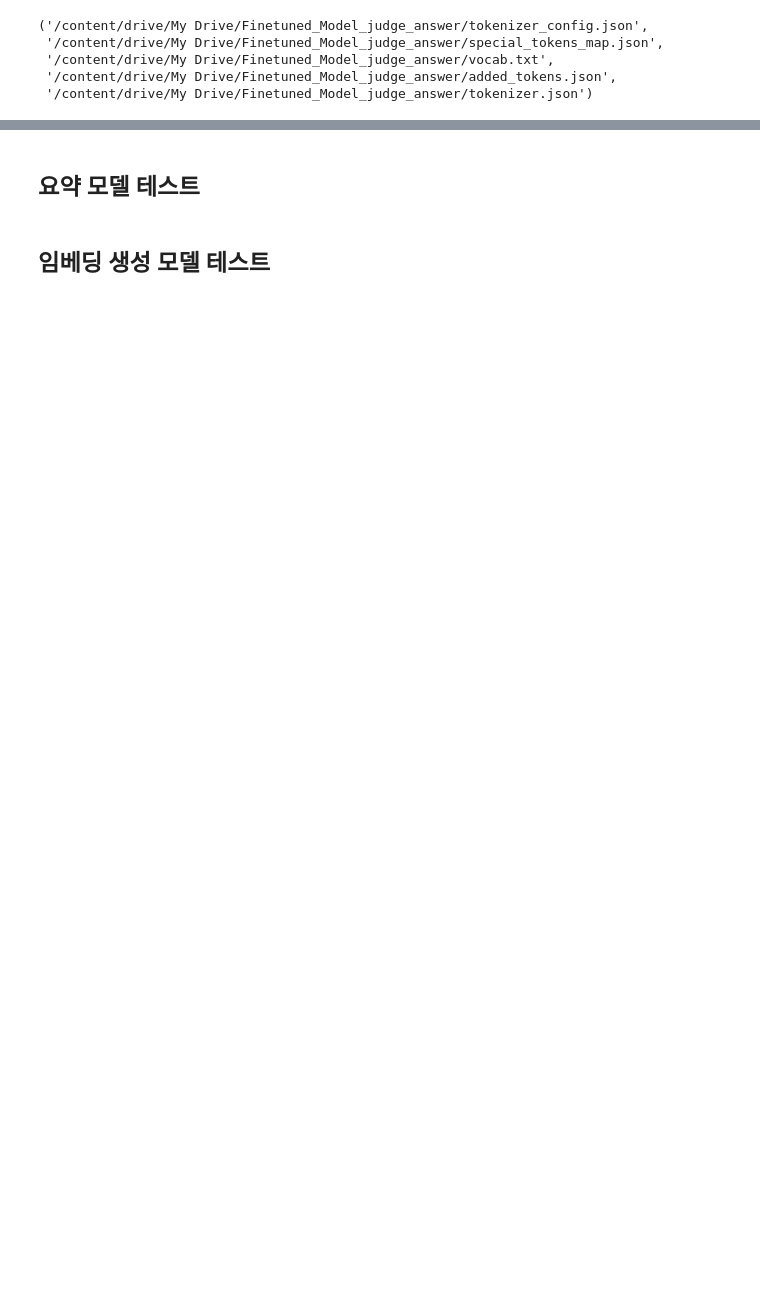
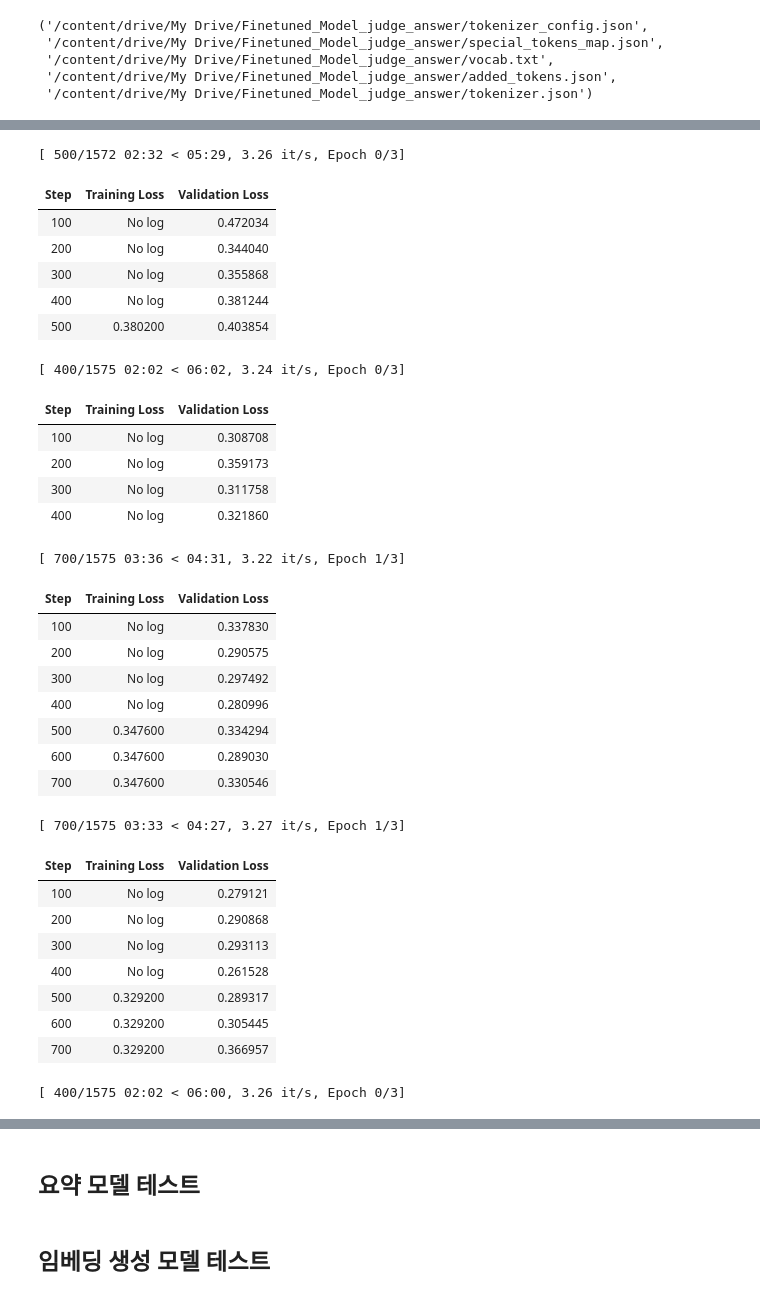
Before and after one commit to Kimhansav/everynocode_search_engine, a Jupyter notebook: latest/BP_train_models.ipynb, the cells around one changed output, grey strips where cells are left out. Saved outputs shown, nothing was run; the diff lists cells and outputs as text; code cells hidden in the pictures; blank space fills up the shorter version.

```diff
--- a/latest/BP_train_models.ipynb
+++ b/latest/BP_train_models.ipynb
@@ -762,0 +960,8 @@ TrainOutput(global_step=800, training_loss=0.36194979667663574, metrics={'train_
+# %%
+#모델 성능 테스트
+trainer = Trainer(
+    model = pretrained_model,
+    compute_metrics = compute_metrics,
+)
+
+trainer.predict(answer_test_dataset)
@@ -854,0 +1009,71 @@ BertForSequenceClassification(
+# %%
+#분류 문제이며 레이블 간 데이터 수 비율을 고려하기 위해 StratifiedKFold 사용
+n_splits = 5
+
+# StratifiedKFold 설정
+skf = StratifiedKFold(n_splits=n_splits, shuffle=True)
+for fold, (train_idx, val_idx) in enumerate(skf.split(answer_train_dataset, answer_train_dataset['label'])):
+
+    # 훈련 세트와 검증 세트 분리
+    answer_train_dataset_fold = answer_train_dataset.select(train_idx)
+    answer_val_dataset_fold = answer_train_dataset.select(val_idx)
+    # 훈련 설정
+    training_args = TrainingArguments(
+        output_dir="./results",
+        evaluation_strategy = "steps",
+        eval_steps = 100,
+        save_strategy = "steps",
+        save_steps = 100,
+        learning_rate = 5e-5,
+        num_train_epochs = 3, #고려사항
+        per_device_train_batch_size = 8,
+        per_device_eval_batch_size = 8,
+        weight_decay = 0.01, #고려사항
+        logging_dir = "./logs",
+        load_best_model_at_end = True
+
+    )
+
+    # 트레이너 초기화 및 훈련
+    trainer = Trainer(
+        model = pretrained_model,
+        args = training_args,
+        train_dataset = answer_train_dataset_fold,
+        eval_dataset = answer_val_dataset_fold,
+        callbacks = [EarlyStoppingCallback(patience = 3)]
+    )
+
+    trainer.train()
+# %% [output]
+[ 500/1572 02:32 < 05:29, 3.26 it/s, Epoch 0/3]
+| Step | Training Loss | Validation Loss |
+| 100 | No log | 0.472034 |
+| 200 | No log | 0.344040 |
+| 300 | No log | 0.355868 |
+| 400 | No log | 0.381244 |
+| 500 | 0.380200 | 0.403854 |
+[ 400/1575 02:02 < 06:02, 3.24 it/s, Epoch 0/3]
+| Step | Training Loss | Validation Loss |
+| 100 | No log | 0.308708 |
+| 200 | No log | 0.359173 |
+| 300 | No log | 0.311758 |
+| 400 | No log | 0.321860 |
+[ 700/1575 03:36 < 04:31, 3.22 it/s, Epoch 1/3]
+| Step | Training Loss | Validation Loss |
+| 100 | No log | 0.337830 |
+| 200 | No log | 0.290575 |
+| 300 | No log | 0.297492 |
+| 400 | No log | 0.280996 |
+| 500 | 0.347600 | 0.334294 |
+| 600 | 0.347600 | 0.289030 |
+| 700 | 0.347600 | 0.330546 |
+[ 700/1575 03:33 < 04:27, 3.27 it/s, Epoch 1/3]
+| Step | Training Loss | Validation Loss |
+| 100 | No log | 0.279121 |
+| 200 | No log | 0.290868 |
+| 300 | No log | 0.293113 |
+| 400 | No log | 0.261528 |
+| 500 | 0.329200 | 0.289317 |
+| 600 | 0.329200 | 0.305445 |
+| 700 | 0.329200 | 0.366957 |
+[ 400/1575 02:02 < 06:00, 3.26 it/s, Epoch 0/3]
```
Also changed, not shown: parts of 50 cells of this notebook.
